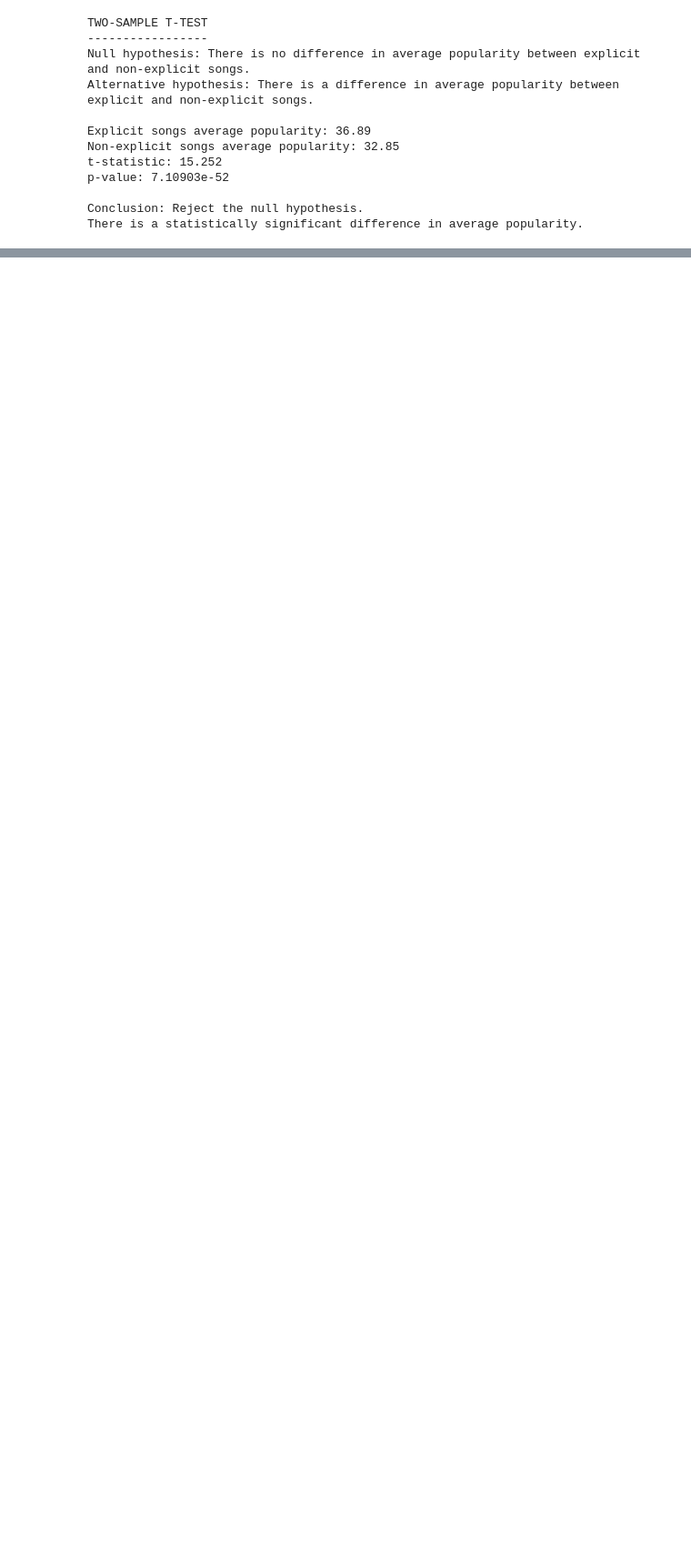
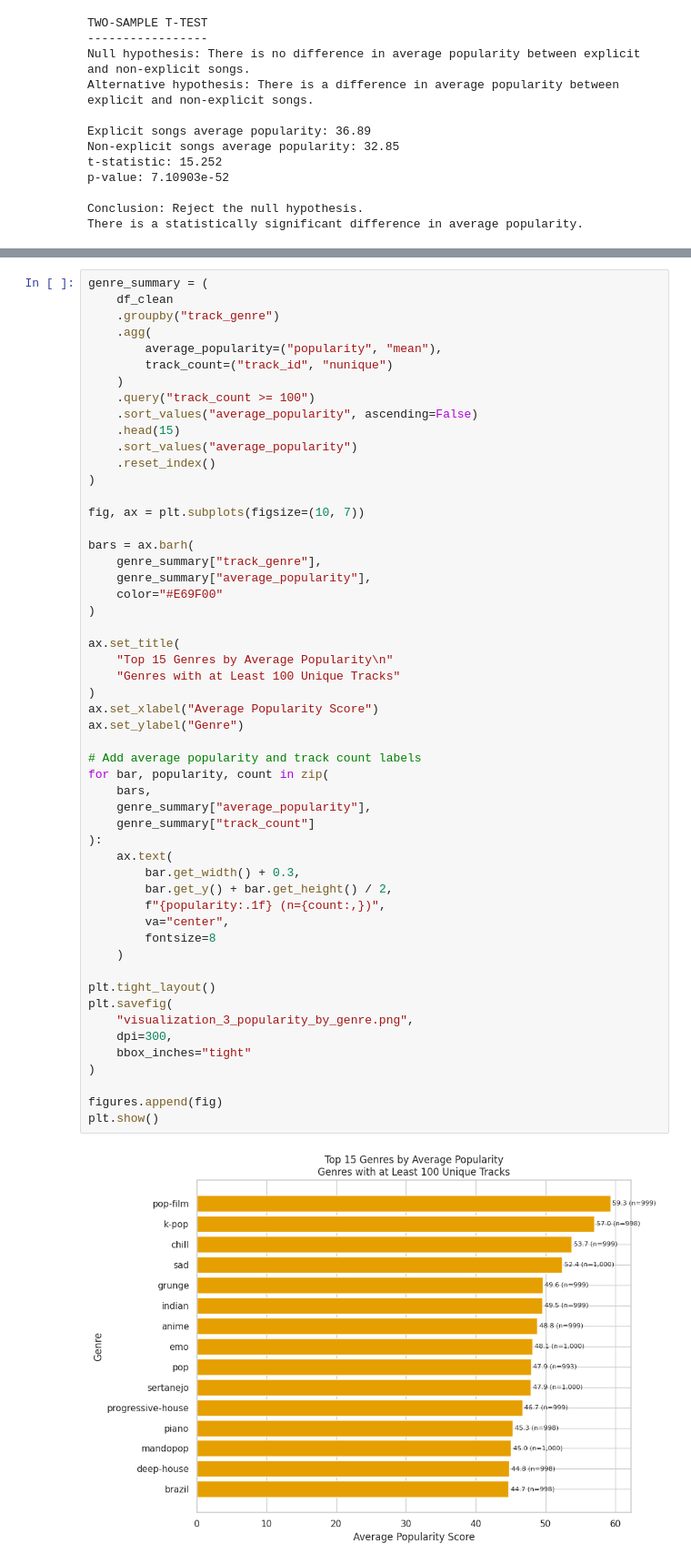
Before and after one commit to do-alisa/final-data-analysis-project, a Jupyter notebook: Spotify_Analysis.ipynb, the cells around one changed output, grey strips where cells are left out. Shown at 91% size. Cells and saved outputs as stored; diff of their text form; blank space fills up the shorter version.

```diff
--- a/Spotify_Analysis.ipynb
+++ b/Spotify_Analysis.ipynb
@@ -454,0 +570,55 @@ There is a statistically significant difference in average popularity.
+# %%
+genre_summary = (
+    df_clean
+    .groupby("track_genre")
+    .agg(
+        average_popularity=("popularity", "mean"),
+        track_count=("track_id", "nunique")
+    )
+    .query("track_count >= 100")
+    .sort_values("average_popularity", ascending=False)
+    .head(15)
+    .sort_values("average_popularity")
+    .reset_index()
+)
+
+fig, ax = plt.subplots(figsize=(10, 7))
+
+bars = ax.barh(
+    genre_summary["track_genre"],
+    genre_summary["average_popularity"],
+    color="#E69F00"
+)
+
+ax.set_title(
+    "Top 15 Genres by Average Popularity\n"
+    "Genres with at Least 100 Unique Tracks"
+)
+ax.set_xlabel("Average Popularity Score")
+ax.set_ylabel("Genre")
+
+# Add average popularity and track count labels
+for bar, popularity, count in zip(
+    bars,
+    genre_summary["average_popularity"],
+    genre_summary["track_count"]
+):
+    ax.text(
+        bar.get_width() + 0.3,
+        bar.get_y() + bar.get_height() / 2,
+        f"{popularity:.1f} (n={count:,})",
+        va="center",
+        fontsize=8
+    )
+
+plt.tight_layout()
+plt.savefig(
+    "visualization_3_popularity_by_genre.png",
+    dpi=300,
+    bbox_inches="tight"
+)
+
+figures.append(fig)
+plt.show()
+# %% [output]
+[figure, added]
```
Also changed, not shown: parts of 27 cells of this notebook.
